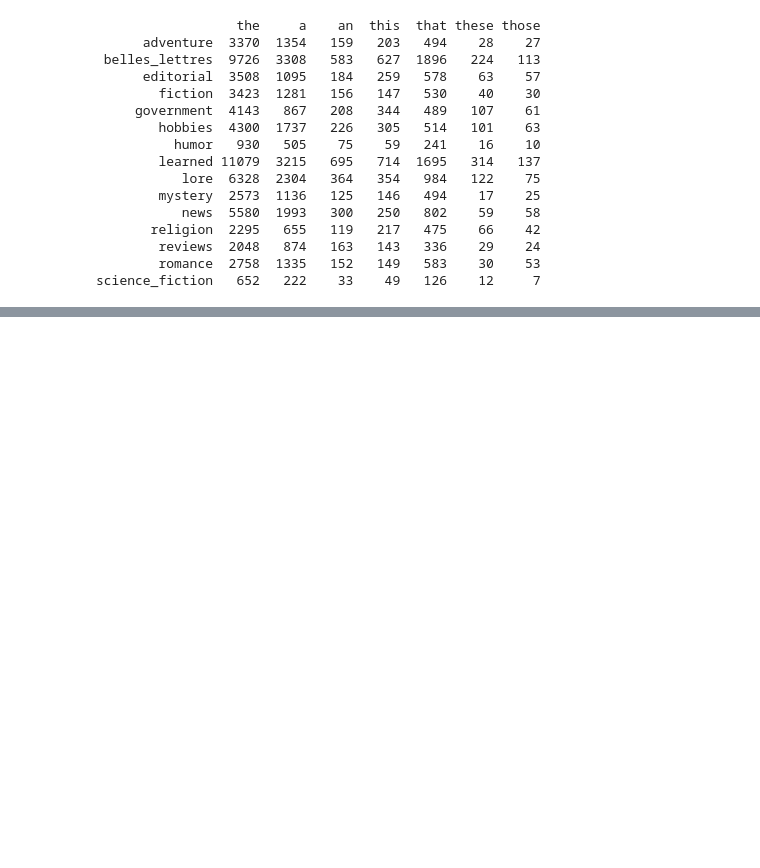
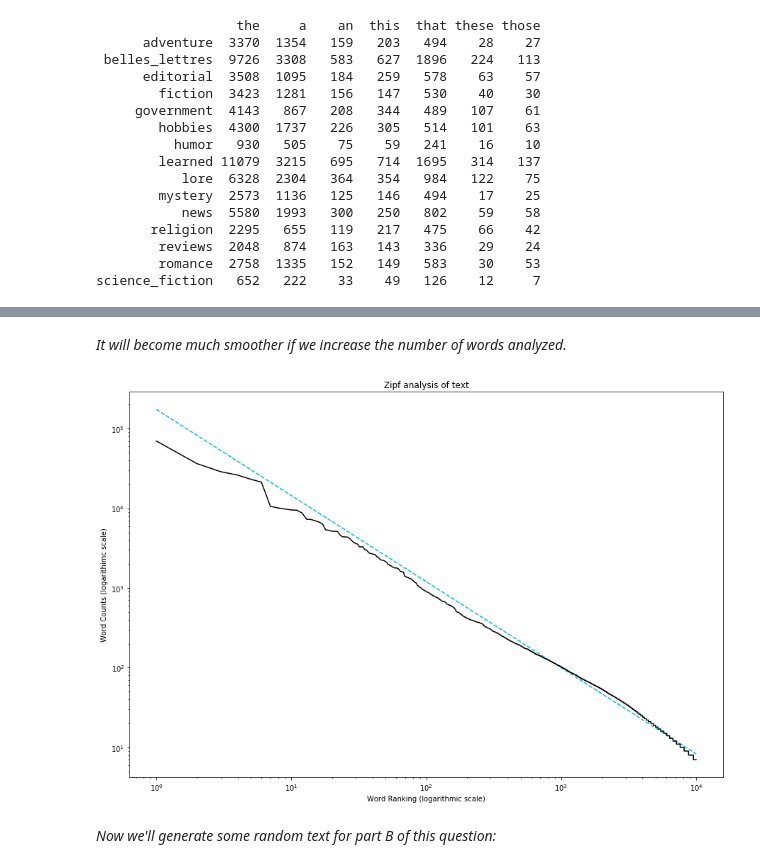
Before and after one commit to STRZGR/Natural-Language-Processing-with-Python-Analyzing-Text-with-the-Natural-Language-Toolkit, a Jupyter notebook: Chapter 02/NLTK Chapter 2 - Exercises.ipynb, the cells around one changed output, grey strips where cells are left out. Saved outputs shown, nothing was run; the diff lists cells and outputs as text; code cells hidden in the pictures; blank space fills up the shorter version.

```diff
--- a/Chapter 02/NLTK Chapter 2 - Exercises.ipynb
+++ b/Chapter 02/NLTK Chapter 2 - Exercises.ipynb
@@ -932,0 +1226,8 @@ science_fiction   652   222    33    49   126    12     7
+# %% [markdown]
+*It will become much smoother if we increase the number of words analyzed.*
+# %%
+plot_Zipf(brown.sents(), n = 10000)
+# %% [output]
+[figure, added]
+# %% [markdown]
+*Now we'll generate some random text for part B of this question:*
```
Also changed, not shown: parts of 71 cells of this notebook.
